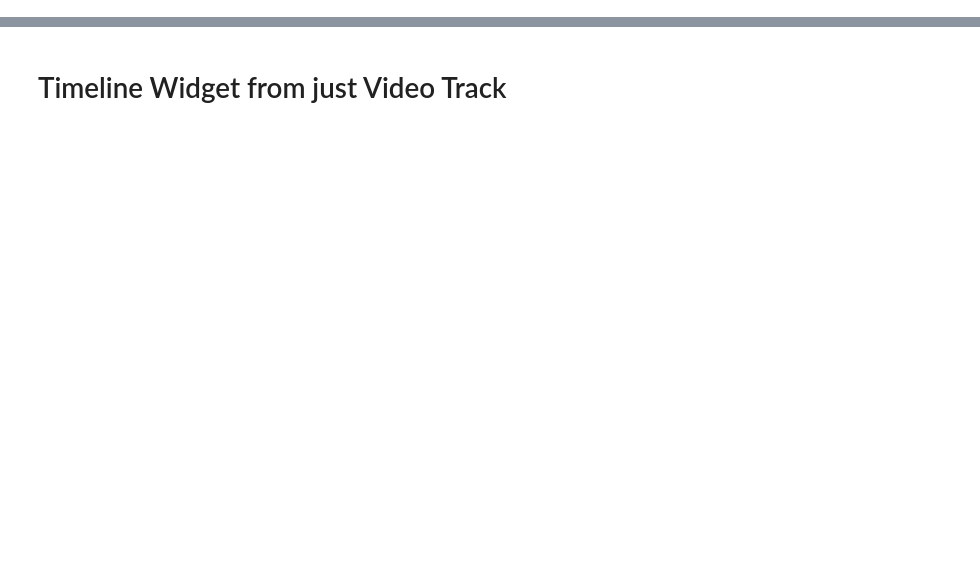
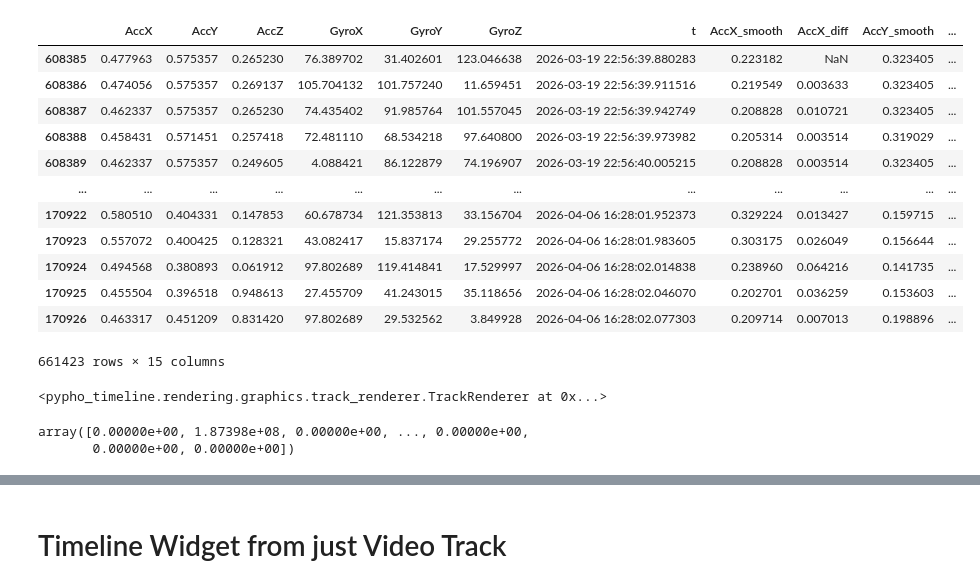
Before and after one commit to PhoPersonalOrg/pyPhoTimeline, a Jupyter notebook: testing_notebook.ipynb, the cells around one changed output, grey strips where cells are left out. Cells and saved outputs as stored; diff of their text form; code cells hidden in the pictures; blank space fills up the shorter version.

```diff
--- a/testing_notebook.ipynb
+++ b/testing_notebook.ipynb
@@ -235,0 +346,2 @@ motion_track
+# %%
+motion_widget, motion_track, motion_ds = timeline.get_track_tuple('MOTION_Epoc X Motion')
@@ -235,0 +352,22 @@ motion_track
+# %%
+total_accel_threshold: float = 0.5
+
+# a_motion_df: pd.DataFrame = motion_ds.detailed_df.copy() # a_ds.to_data_frame()
+# a_motion_df: pd.DataFrame = MotionData.compute_rolling_motion_change_detection(a_df=a_motion_df, total_change_threshold=total_accel_threshold, enable_global_normalization=True)
+is_moving_annots, is_moving_annots_df = MotionData.find_high_accel_periods(a_ds=motion_ds.detailed_df, total_change_threshold=total_accel_threshold, should_set_bad_period_annotations=False, minimum_bad_duration=1e-3) # at least 1ms in duration to prevent tons of tiny intervals
+
+motion_ds.detailed_df
+# %% [output]
+|  | AccX | AccY | AccZ | GyroX | GyroY | GyroZ | t | AccX_smooth | AccX_diff | AccY_smooth | ... |
+| 608385 | 0.477963 | 0.575357 | 0.265230 | 76.389702 | 31.402601 | 123.046638 | 2026-03-19 22:56:39.880283 | 0.223182 | NaN | 0.323405 | ... |
+| 608386 | 0.474056 | 0.575357 | 0.269137 | 105.704132 | 101.757240 | 11.659451 | 2026-03-19 22:56:39.911516 | 0.219549 | 0.003633 | 0.323405 | ... |
+| 608387 | 0.462337 | 0.575357 | 0.265230 | 74.435402 | 91.985764 | 101.557045 | 2026-03-19 22:56:39.942749 | 0.208828 | 0.010721 | 0.323405 | ... |
+| 608388 | 0.458431 | 0.571451 | 0.257418 | 72.481110 | 68.534218 | 97.640800 | 2026-03-19 22:56:39.973982 | 0.205314 | 0.003514 | 0.319029 | ... |
+| 608389 | 0.462337 | 0.575357 | 0.249605 | 4.088421 | 86.122879 | 74.196907 | 2026-03-19 22:56:40.005215 | 0.208828 | 0.003514 | 0.323405 | ... |
+| ... | ... | ... | ... | ... | ... | ... | ... | ... | ... | ... | ... |
+| 170922 | 0.580510 | 0.404331 | 0.147853 | 60.678734 | 121.353813 | 33.156704 | 2026-04-06 16:28:01.952373 | 0.329224 | 0.013427 | 0.159715 | ... |
+| 170923 | 0.557072 | 0.400425 | 0.128321 | 43.082417 | 15.837174 | 29.255772 | 2026-04-06 16:28:01.983605 | 0.303175 | 0.026049 | 0.156644 | ... |
+| 170924 | 0.494568 | 0.380893 | 0.061912 | 97.802689 | 119.414841 | 17.529997 | 2026-04-06 16:28:02.014838 | 0.238960 | 0.064216 | 0.141735 | ... |
+| 170925 | 0.455504 | 0.396518 | 0.948613 | 27.455709 | 41.243015 | 35.118656 | 2026-04-06 16:28:02.046070 | 0.202701 | 0.036259 | 0.153603 | ... |
+| 170926 | 0.463317 | 0.451209 | 0.831420 | 97.802689 | 29.532562 | 3.849928 | 2026-04-06 16:28:02.077303 | 0.209714 | 0.007013 | 0.198896 | ... |
+661423 rows × 15 columns
@@ -235,0 +376,9 @@ motion_track
+# %%
+motion_track.
+# %% [output]
+<pypho_timeline.rendering.graphics.track_renderer.TrackRenderer at 0x...>
+# %%
+is_moving_annots.duration
+# %% [output]
+array([0.00000e+00, 1.87398e+08, 0.00000e+00, ..., 0.00000e+00,
+       0.00000e+00, 0.00000e+00])
```
Also changed, not shown: parts of 17 cells of this notebook, 3 other files.
